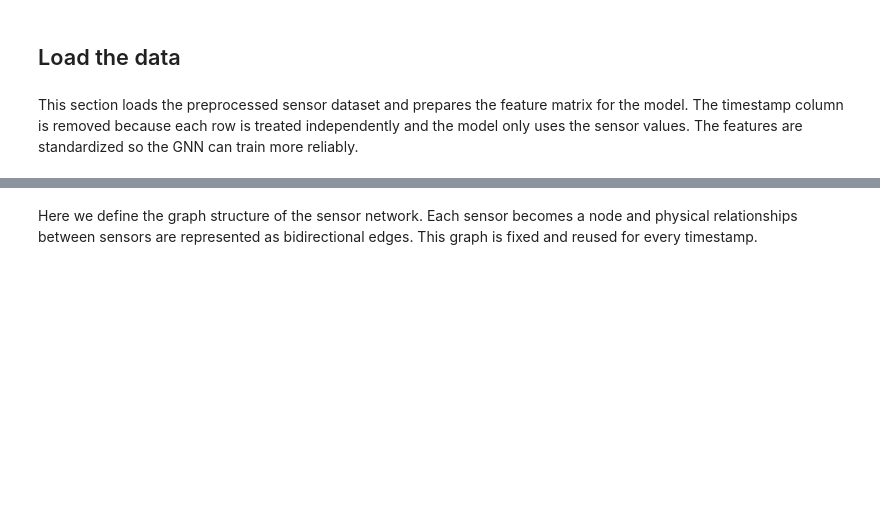
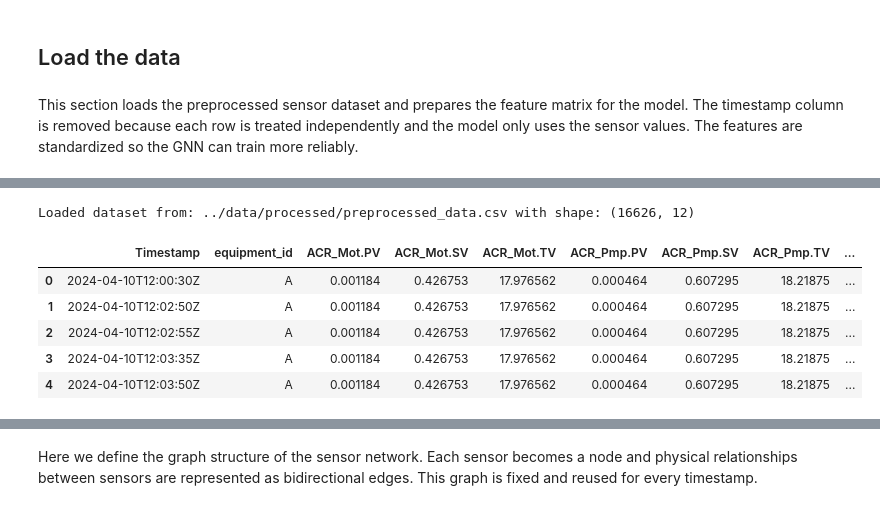
Before and after one commit to nizarbll/prediction-of-missing-vibrations, a Jupyter notebook: notebooks/gnn.ipynb, the cells around one changed output, grey strips where cells are left out. Cells and saved outputs as stored; diff of their text form; code cells hidden in the pictures; blank space fills up the shorter version.

```diff
--- a/notebooks/gnn.ipynb
+++ b/notebooks/gnn.ipynb
@@ -170 +157,31 @@ df.head()
+# %%
+import os
+import pandas as pd
+
+# Find dataset path (supports execution from root or notebooks/)
+dataset_paths = [
+    "../data/processed/preprocessed_data.csv",
+    "data/processed/preprocessed_data.csv",
+    "preprocessed_data.csv",
+    "../data/processed/synthetic_A_sensor.csv",
+    "data/processed/synthetic_A_sensor.csv"
+]
+
+csv_path = None
+for p in dataset_paths:
+    if os.path.exists(p):
+        csv_path = p
+        break
+
+df = pd.read_csv(csv_path)
+print(f"Loaded dataset from: {csv_path} with shape: {df.shape}")
+df.head()
+# %% [output]
+Loaded dataset from: ../data/processed/preprocessed_data.csv with shape: (16626, 12)
+|  | Timestamp | equipment_id | ACR_Mot.PV | ACR_Mot.SV | ACR_Mot.TV | ACR_Pmp.PV | ACR_Pmp.SV | ACR_Pmp.TV | ... |
+| 0 | 2024-04-10T12:00:30Z | A | 0.001184 | 0.426753 | 17.976562 | 0.000464 | 0.607295 | 18.21875 | ... |
+| 1 | 2024-04-10T12:02:50Z | A | 0.001184 | 0.426753 | 17.976562 | 0.000464 | 0.607295 | 18.21875 | ... |
+| 2 | 2024-04-10T12:02:55Z | A | 0.001184 | 0.426753 | 17.976562 | 0.000464 | 0.607295 | 18.21875 | ... |
+| 3 | 2024-04-10T12:03:35Z | A | 0.001184 | 0.426753 | 17.976562 | 0.000464 | 0.607295 | 18.21875 | ... |
+| 4 | 2024-04-10T12:03:50Z | A | 0.001184 | 0.426753 | 17.976562 | 0.000464 | 0.607295 | 18.21875 | ... |
 # %%
```
Also changed, not shown: parts of 10 cells of this notebook, 5 other files.
